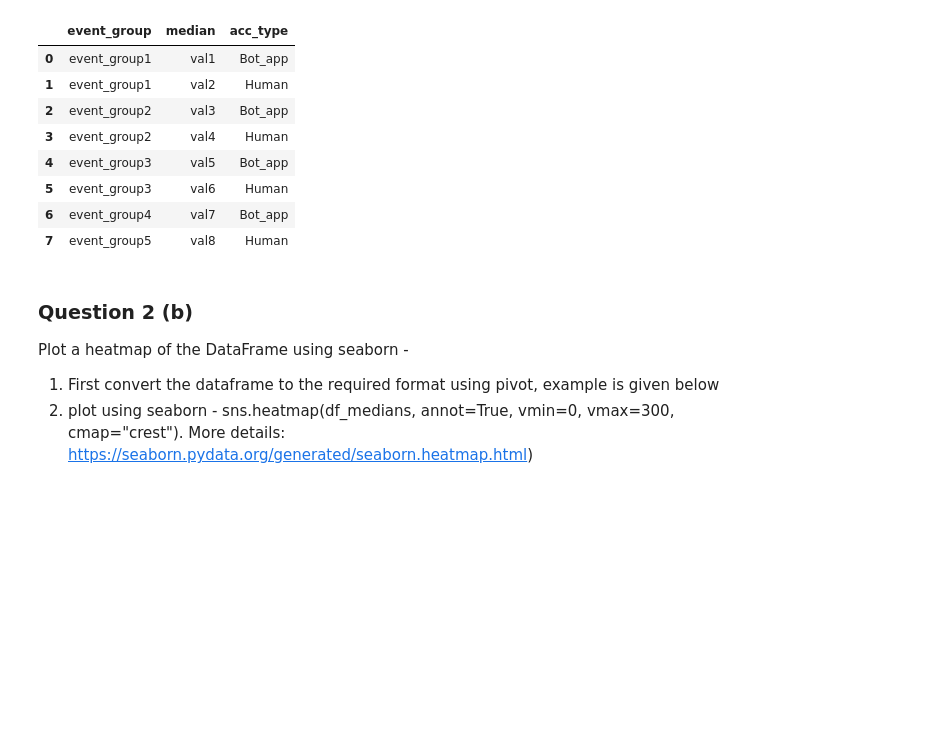
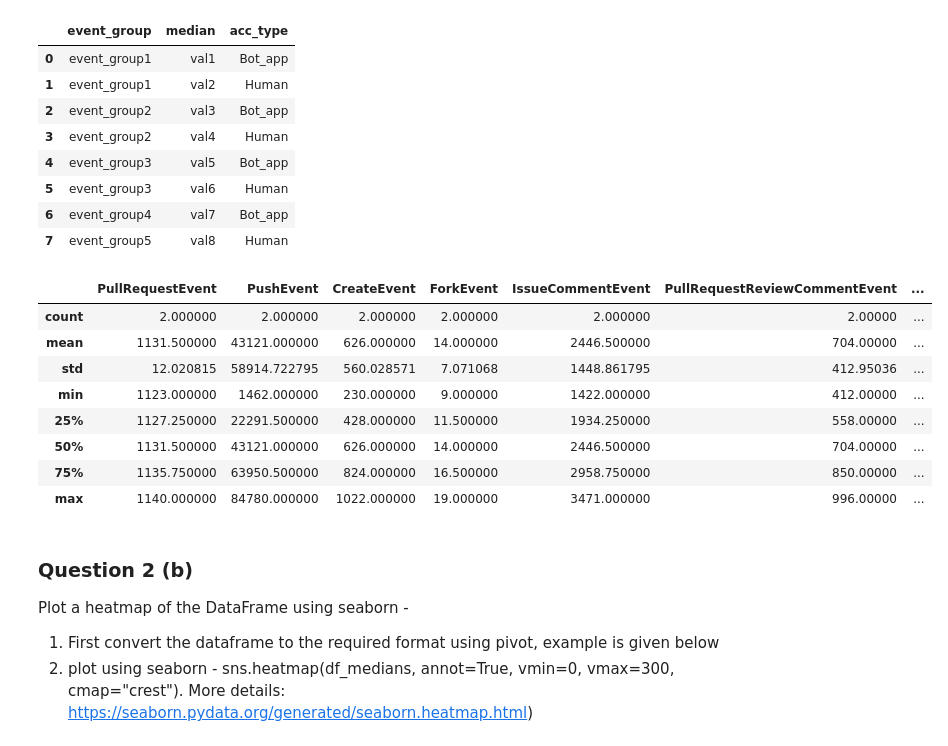
Before and after one commit to amanzio/Software_Evolution_TP_bots, a Jupyter notebook: TP_bots_template.ipynb, the cells around one changed output. Cells and saved outputs as stored; diff of their text form; code cells hidden in the pictures; blank space fills up the shorter version.

```diff
--- a/TP_bots_template.ipynb
+++ b/TP_bots_template.ipynb
@@ -516,6 +551,24 @@ df_medians
 | 7 | event_group5 | val8 | Human |
 # %%
 # YOUR CODE BELOW
+# for each event group, calculate the median number of events for Bot and Human actors.
+count_df['acc_type'] = bot_deter_df['acc_type']
+human_df = count_df.where(lambda row: row['acc_type'] == 'Human')
+bot_df = count_df.where(lambda row: row['acc_type'] == 'Bot')
+bot_event_dict = bot_df.drop(['contributor', 'acc_type'], axis=1, inplace=False).sum(skipna=True).to_dict()
+human_event_dict = human_df.drop(['contributor', 'acc_type'], axis=1, inplace=False).sum(skipna=True).to_dict()
+median_df = pd.DataFrame.from_dict([bot_event_dict, human_event_dict])
+median_df.describe()
+# %% [output]
+|  | PullRequestEvent | PushEvent | CreateEvent | ForkEvent | IssueCommentEvent | PullRequestReviewCommentEvent | ... |
+| count | 2.000000 | 2.000000 | 2.000000 | 2.000000 | 2.000000 | 2.00000 | ... |
+| mean | 1131.500000 | 43121.000000 | 626.000000 | 14.000000 | 2446.500000 | 704.00000 | ... |
+| std | 12.020815 | 58914.722795 | 560.028571 | 7.071068 | 1448.861795 | 412.95036 | ... |
+| min | 1123.000000 | 1462.000000 | 230.000000 | 9.000000 | 1422.000000 | 412.00000 | ... |
+| 25% | 1127.250000 | 22291.500000 | 428.000000 | 11.500000 | 1934.250000 | 558.00000 | ... |
+| 50% | 1131.500000 | 43121.000000 | 626.000000 | 14.000000 | 2446.500000 | 704.00000 | ... |
+| 75% | 1135.750000 | 63950.500000 | 824.000000 | 16.500000 | 2958.750000 | 850.00000 | ... |
+| max | 1140.000000 | 84780.000000 | 1022.000000 | 19.000000 | 3471.000000 | 996.00000 | ... |
 # %% [markdown]
 ### Question 2 (b)
 
```
Also changed, not shown: parts of 1 cell of this notebook.
